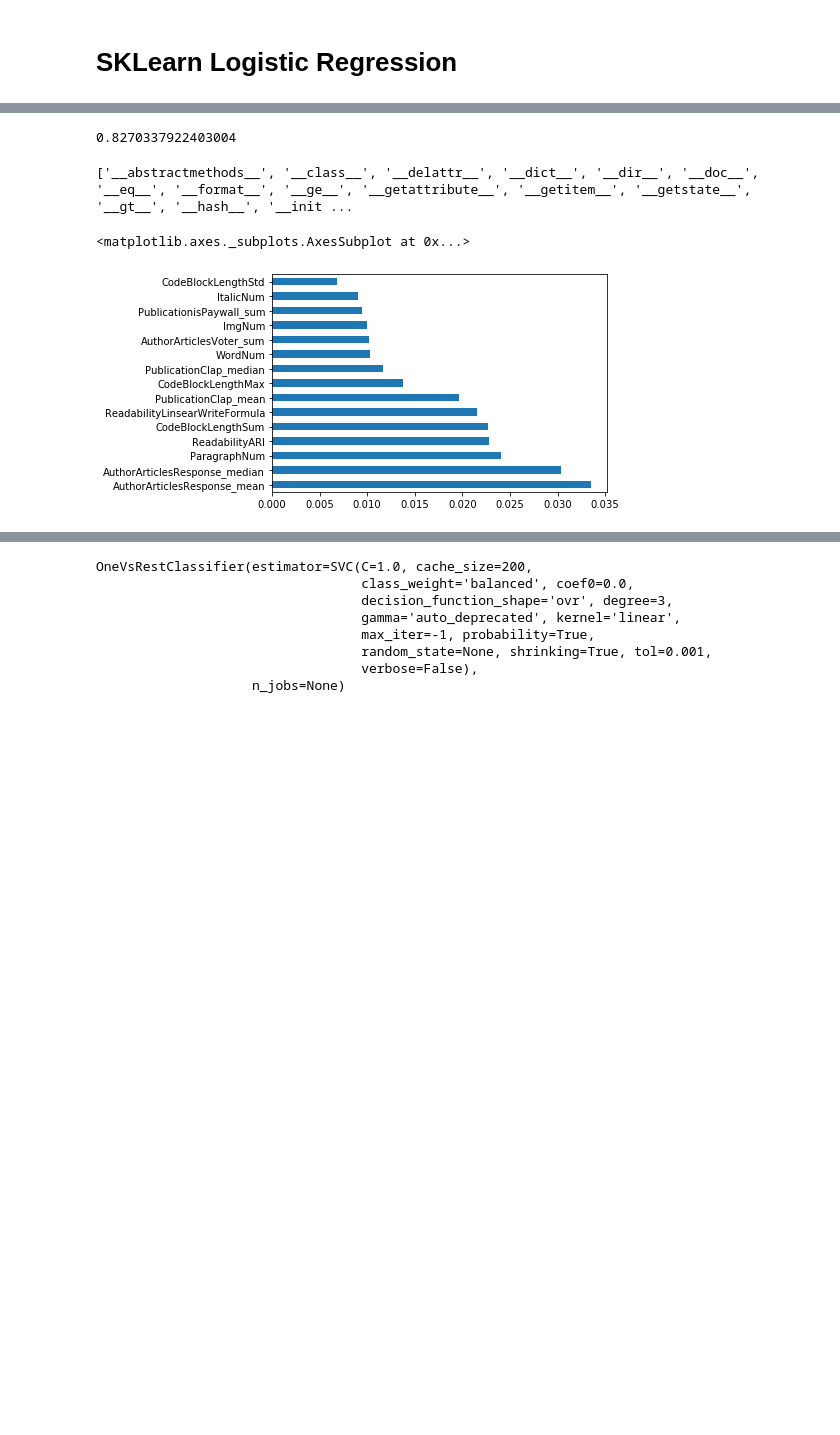
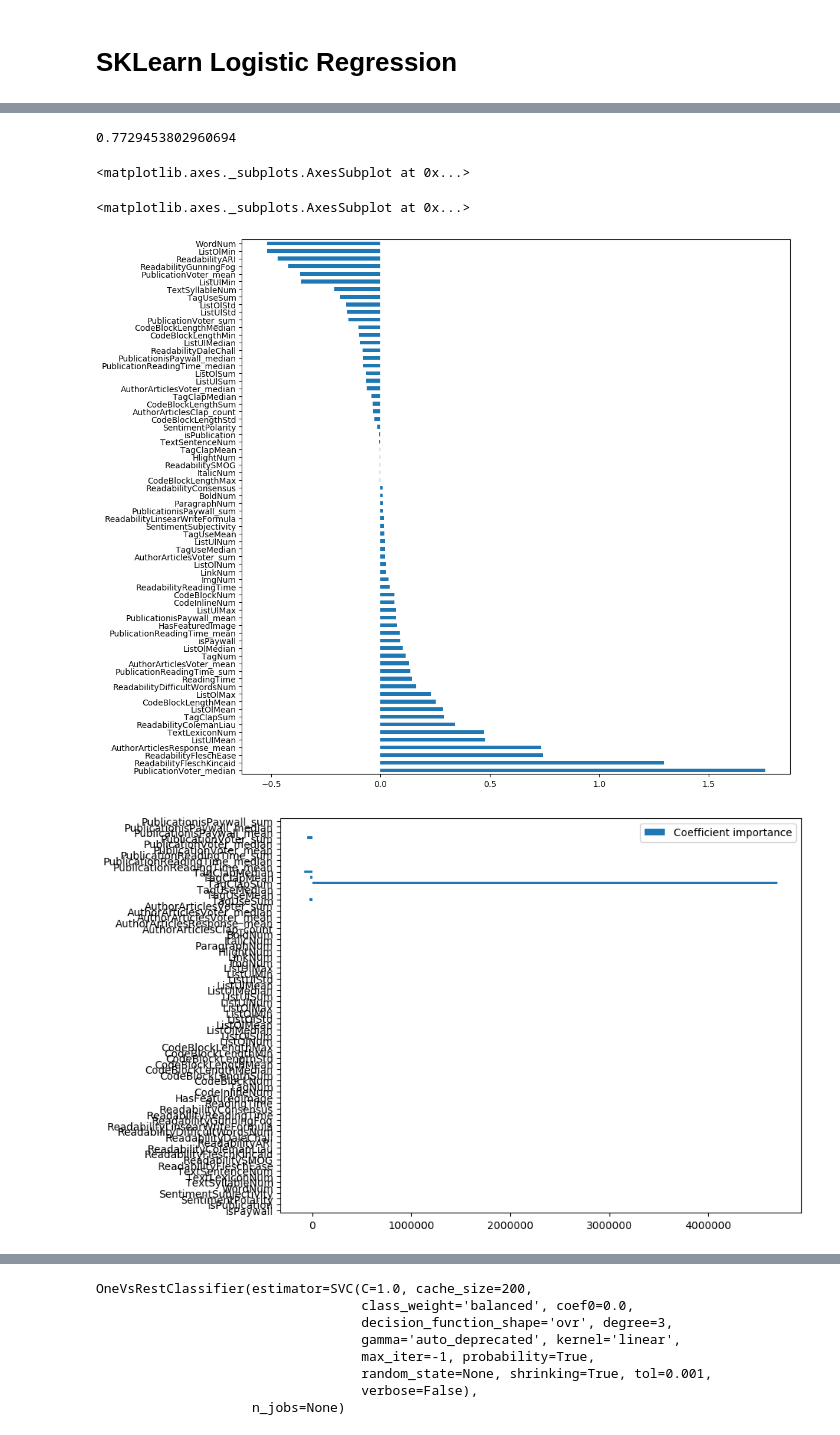
Before and after one commit to leungjch/medium-data-mining, a Jupyter notebook: story_model/model/Story_LinearModel.ipynb, the cells around one changed output, grey strips where cells are left out. Saved outputs shown, nothing was run; the diff lists cells and outputs as text; code cells hidden in the pictures; blank space fills up the shorter version.

Commit message:
add feature importance plots

```diff
--- a/story_model/model/Story_LinearModel.ipynb
+++ b/story_model/model/Story_LinearModel.ipynb
@@ -76,17 +92,12 @@ features = ["isPaywall","isPublication",
 "ParagraphNum","ItalicNum","BoldNum",
 # "AuthorArticlesClap_mean","AuthorArticlesClap_median","AuthorArticlesClap_count","AuthorArticlesClap_sum",
 "AuthorArticlesClap_count",
-"AuthorArticlesResponse_median","AuthorArticlesResponse_sum",
+#"AuthorArticlesResponse_median","AuthorArticlesResponse_sum",
 "AuthorArticlesResponse_mean","AuthorArticlesVoter_mean","AuthorArticlesVoter_median","AuthorArticlesVoter_sum",
 "TagUseSum","TagUseMean","TagUseMedian","TagClapSum","TagClapMean","TagClapMedian",
-"PublicationClap_mean","PublicationClap_median",
-"PublicationClap_count","PublicationClap_sum","PublicationReadingTime_mean","PublicationReadingTime_median","PublicationReadingTime_sum","PublicationVoter_mean","PublicationVoter_median","PublicationVoter_sum","PublicationisPaywall_mean","PublicationisPaywall_median","PublicationisPaywall_sum"
+#"PublicationClap_mean","PublicationClap_median","PublicationClap_count","PublicationClap_sum",
+"PublicationReadingTime_mean","PublicationReadingTime_median","PublicationReadingTime_sum","PublicationVoter_mean","PublicationVoter_median","PublicationVoter_sum","PublicationisPaywall_mean","PublicationisPaywall_median","PublicationisPaywall_sum"
 ]
-
-# Testing linear SVC with small number of features
-# features = ["isPaywall","isPublication",
-# "SentimentPolarity","SentimentSubjectivity",
-# "WordNum","TextSyllableNum","TextLexiconNum"]
 
 print(len(features))
 
@@ -201,9 +217,23 @@ from sklearn.linear_model import SGDClassifier
 from sklearn.preprocessing import StandardScaler
 from sklearn.pipeline import make_pipeline
 
-clf = make_pipeline(StandardScaler(),
+sgdclf = make_pipeline(StandardScaler(),
                     SGDClassifier(max_iter=1000, tol=1e-3, n_jobs=-1))
-clf.fit(xTrain, yTrain)
+sgdclf.fit(xTrain, yTrain)
+sgdclf.score(xTrain, yTrain)
+print(dir(sgdclf))
+
+
+yPreds = sgdclf.predict(xTrain)
+print("Predict", Counter(yPreds))
+# print(type(yPreds))
+print("Truth", Counter(yTrain))
+
+# print(yPreds)
+fpr, tpr, thresholds = metrics.roc_curve(yTrain, yPreds)
+print(metrics.auc(fpr, tpr))
+
+pd.Series(sgdclf.named_steps['sgdclassifier'].coef_[0], index=features).nlargest(len(features)).plot(kind='barh')
 # %% [output]
 Pipeline(memory=None,
          steps=[('standardscaler',
@@ -247,11 +265,16 @@ from sklearn.datasets import make_classification
 
 clf = make_pipeline(StandardScaler(),
                     LinearSVC(random_state=0, tol=1e-5))
-s = LinearSVC(random_state=0, tol=1e-5)
-s.fit(xTrain,yTrain)
 
-fit = clf.fit(xTrain, yTrain)
+clf.fit(xTrain, yTrain)
 clf.score(xTrain,yTrain)
-print(dir(clf))
-pd.Series(s.coef_[0], index=features).nlargest(15).plot(kind='barh')
+pd.Series(clf.named_steps['linearsvc'].coef_[0], index=features).nlargest(len(features)).plot(kind='barh')
+
+
+coefs = pd.DataFrame(
+    clf.named_steps['linearsvc'].coef_[0] *
+    xTrain.std(axis=0),
+    columns=['Coefficient importance'], index=features
+)
+coefs.plot(kind='barh', figsize=(9, 7))
 # %% [output]
@@ -262,4 +291,5 @@ LinearSVC(C=1.0, class_weight=None, dual=True, fit_intercept=True,
-0.8270337922403004
+0.7729453802960694
-['__abstractmethods__', '__class__', '__delattr__', '__dict__', '__dir__', '__doc__', '__eq__', '__format__', '__ge__', '__getattribute__', '__getitem__', '__getstate__', '__gt__', '__hash__', '__init ...
+<matplotlib.axes._subplots.AxesSubplot at 0x...>
 <matplotlib.axes._subplots.AxesSubplot at 0x...>
-[figure, old version]
+[figure, new version]
+[figure, added]
```
Also changed, not shown: parts of 19 cells of this notebook, 1 other file.
